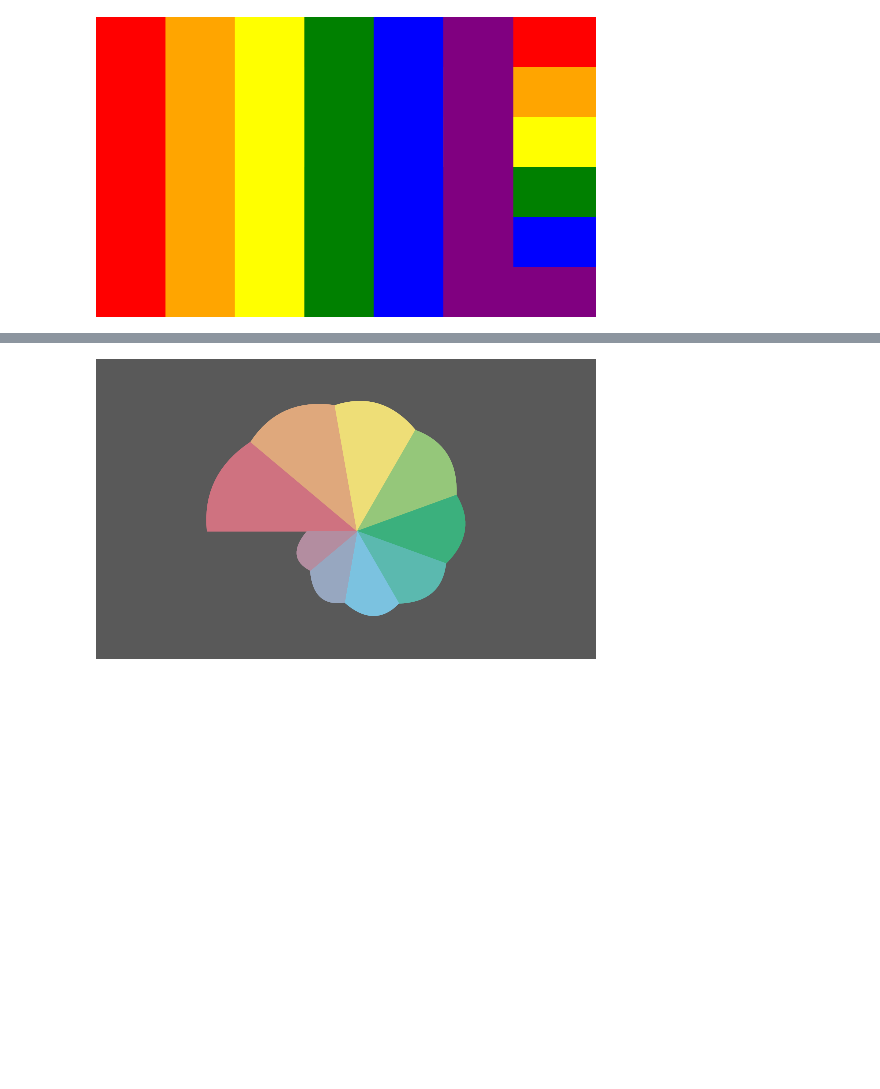
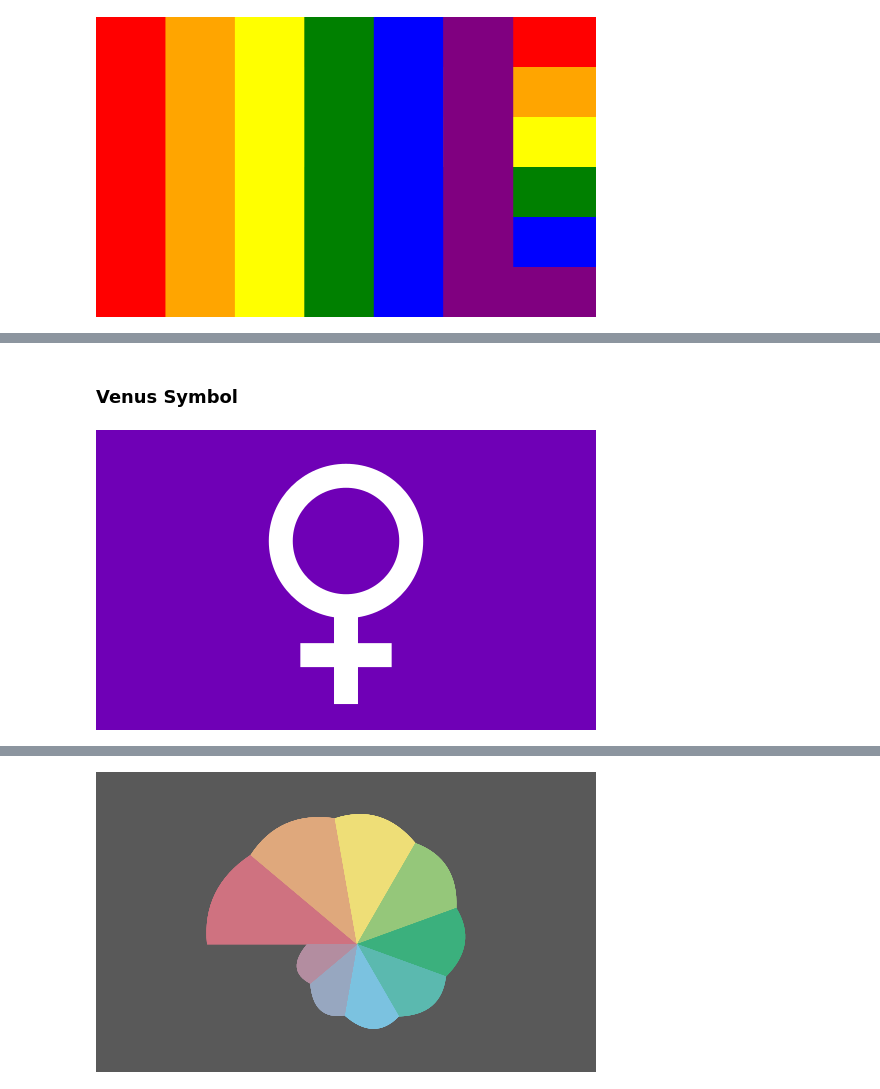
Before and after one commit to intervexual/drawpride, a Jupyter notebook: examples.ipynb, the cells around one changed output, grey strips where cells are left out. Saved outputs shown, nothing was run; the diff lists cells and outputs as text; code cells hidden in the pictures; blank space fills up the shorter version.

```diff
--- a/examples.ipynb
+++ b/examples.ipynb
@@ -583,0 +591,10 @@ filelocations = save_flag(d, 'rainbow_buddhist', outdir, show_image=True)
+# %% [markdown]
+### Venus Symbol
+# %%
+# feminist flag
+d = draw.Drawing(500, 300)
+draw_horiz_bars(d, ['#6F00B6'])
+draw_venus_symbol(d, 'white', size_ratio=1.25, stretch_ratio=1.2, sharp_ratio=1.4, thick_ratio=1.15, y_start=-.13*d.height)
+filelocations = save_flag(d, 'feminist', outdir, show_image=True)
+# %% [output]
+[figure, added]
```
Also changed, not shown: parts of 15 cells of this notebook, 42 other files.
